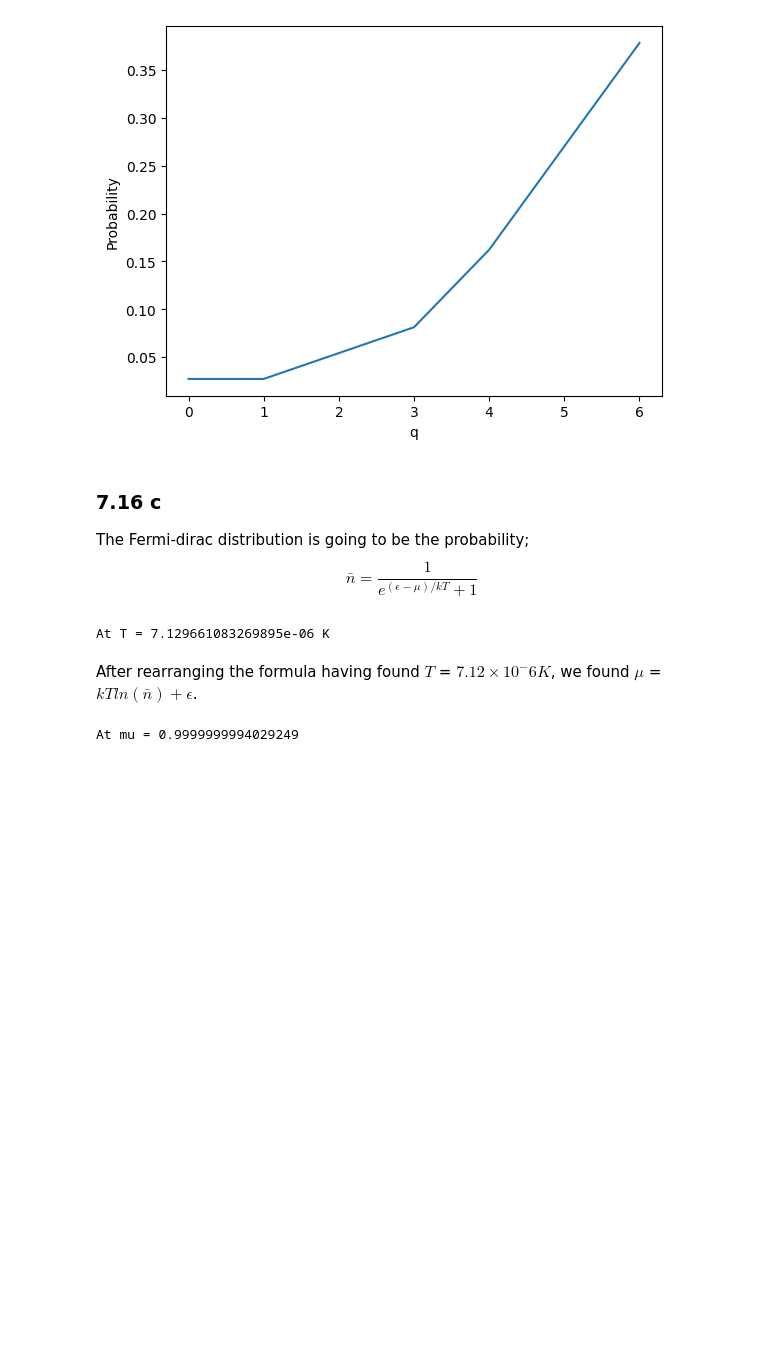
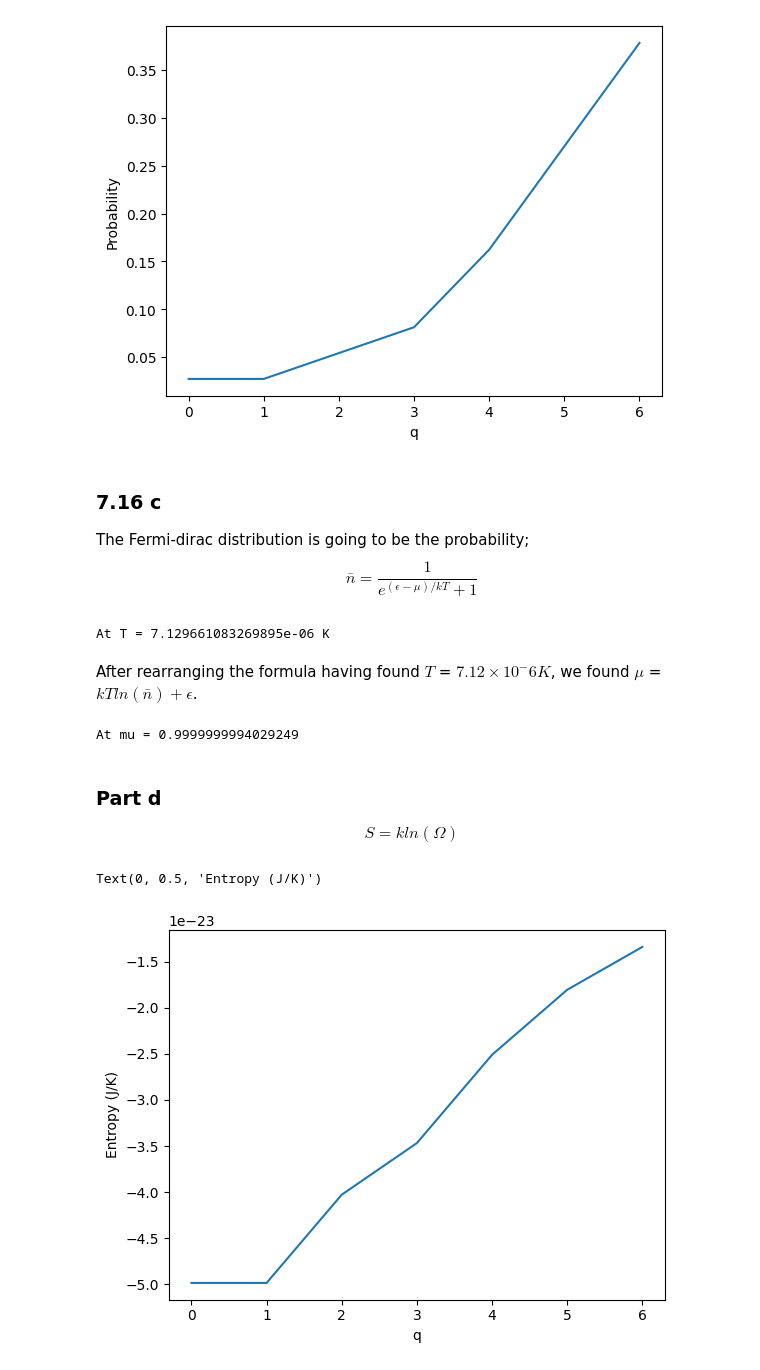
Before and after one commit to nyary-ben/Homework-7A, a Jupyter notebook: Homework_7A.ipynb, the cells around one changed output. Cells and saved outputs as stored; diff of their text form; code cells hidden in the pictures; blank space fills up the shorter version.

```diff
--- a/Homework_7A.ipynb
+++ b/Homework_7A.ipynb
@@ -98,3 +98,15 @@ mu = (np.log(14/37)*k*T6)+1 #epsilon  = 1 eV as there is equally one energy unit
 print(f"At mu = {mu} eV")
 # %% [output]
 At mu = 0.9999999994029249
+# %% [markdown]
+### Part d
+$$S = kln(\Omega)$$
+# %%
+df['S'] = 1.602*10**-19*np.log(df['Probability'])*k
+fig, ax2 = plt.subplots()
+ax2.plot(df['q'], df['S'])
+ax2.set_xlabel('q')
+ax2.set_ylabel('Entropy (J/K)')
+# %% [output]
+Text(0, 0.5, 'Entropy (J/K)')
+[figure, added]
```
